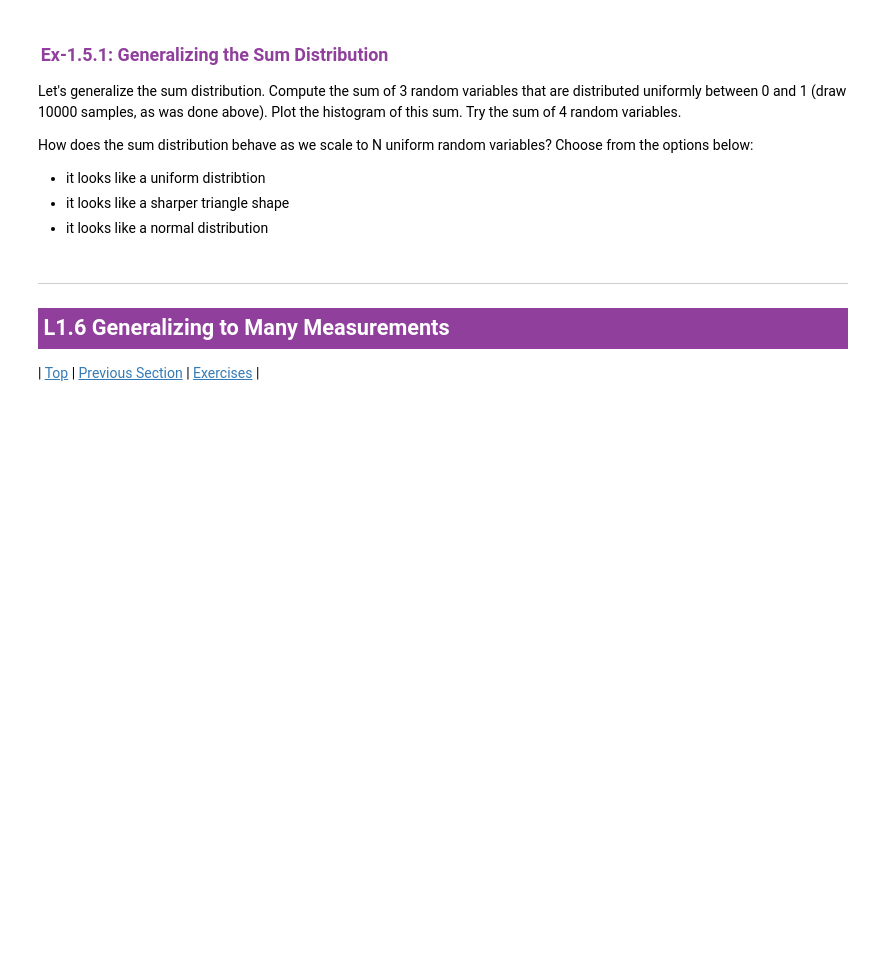
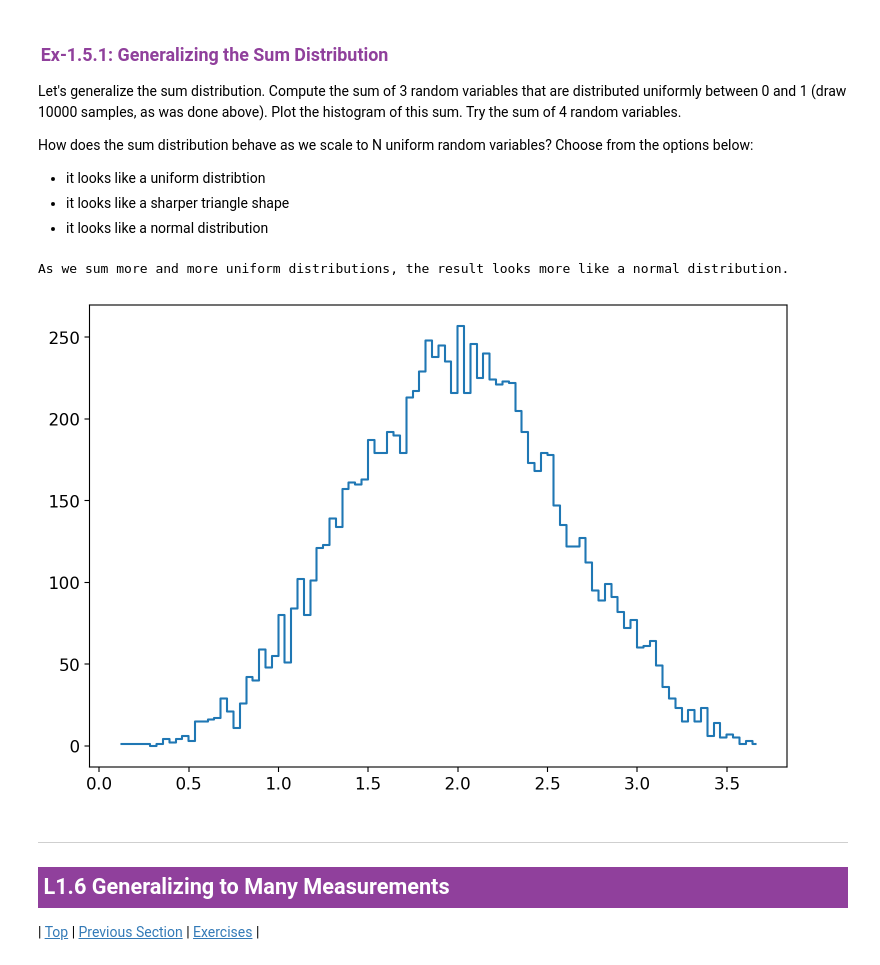
Before and after one commit to susamogus154/computational_physics, a Jupyter notebook: 8S50x_L01.ipynb, the cells around one changed output. Saved outputs shown, nothing was run; the diff lists cells and outputs as text; code cells hidden in the pictures; blank space fills up the shorter version.

```diff
--- a/8S50x_L01.ipynb
+++ b/8S50x_L01.ipynb
@@ -1106,7 +1106,17 @@ How does the sum distribution behave as we scale to N uniform random variables?
 # %%
 #>>>EXERCISE: L1.5.1
 # Use this cell for drafting your solution (if desired),
 # then enter your solution in the interactive problem online to be graded.
+
+sample = np.random.uniform(0, 1, 10000)+np.random.uniform(0, 1, 10000)+np.random.uniform(0, 1, 10000)+np.random.uniform(0, 1, 10000)
+histy, bin_edges = np.histogram(sample, bins=100)
+bin_centers = 0.5*(bin_edges[1:] + bin_edges[:-1])
+
+plt.plot(bin_centers, histy, drawstyle='steps-mid')
+print("As we sum more and more uniform distributions, the result looks more like a normal distribution.")
+# %% [output]
+As we sum more and more uniform distributions, the result looks more like a normal distribution.
+[figure, added]
 # %% [markdown]
 <!--start-block-->
 <a name='section_1_6'></a>
```
Also changed, not shown: parts of 3 cells of this notebook.
